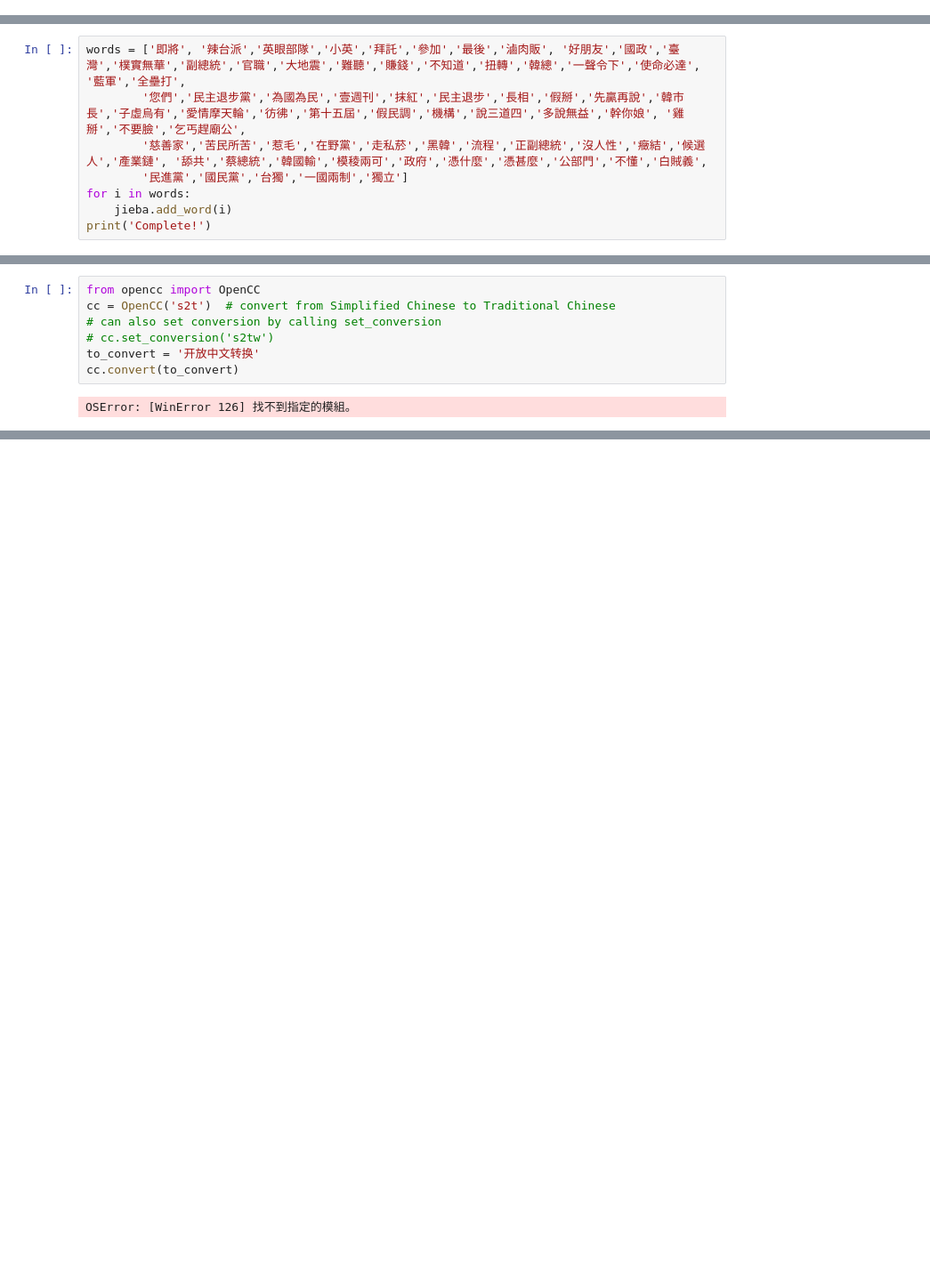
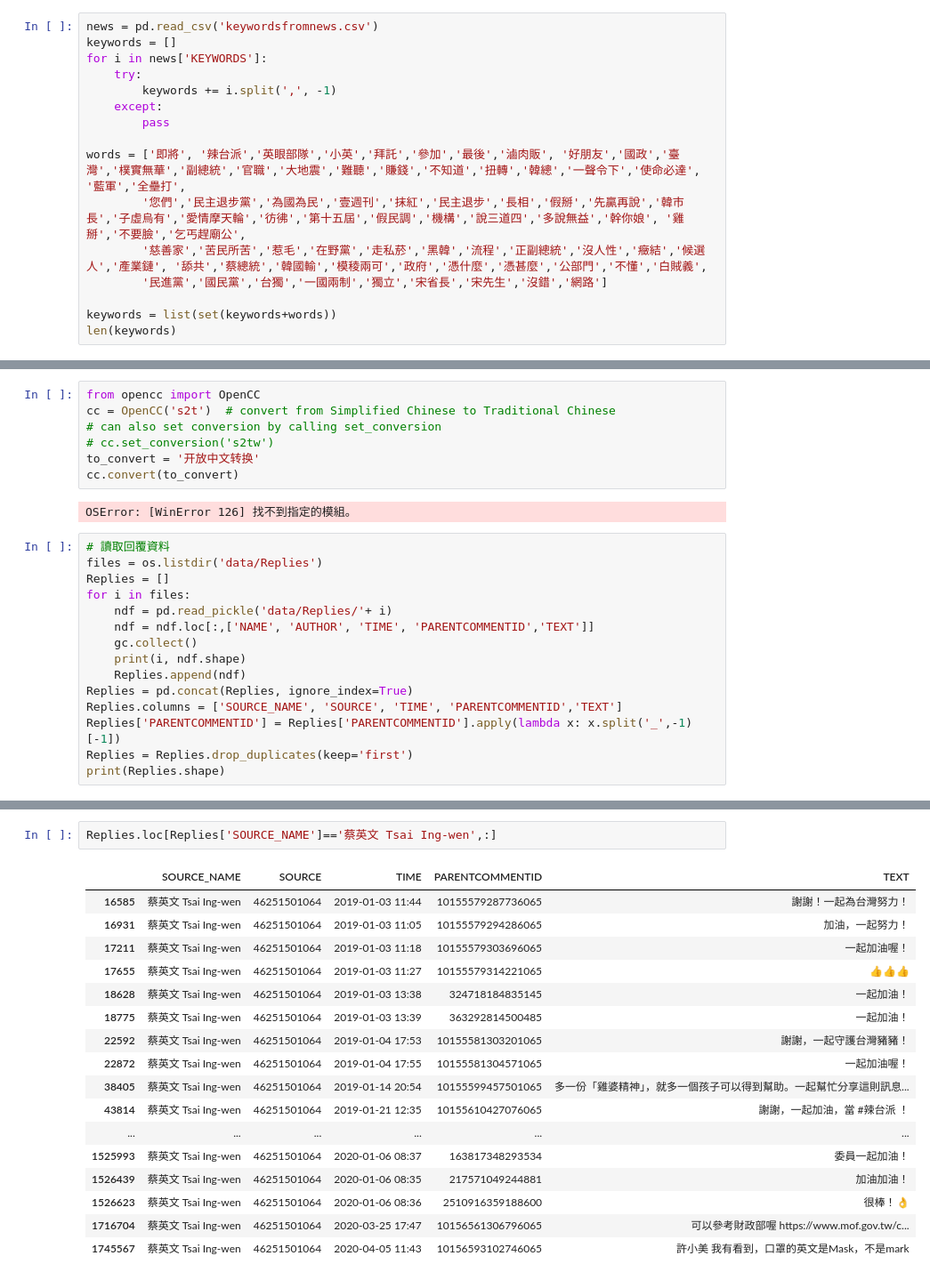
Before and after one commit to tlyu0419/FindAndMeetKOLs, a Jupyter notebook: 總統大選的社群網絡分析.ipynb, the cells around one changed output, grey strips where cells are left out. Shown at 89% size. Saved outputs shown, nothing was run; the diff lists cells and outputs as text; blank space fills up the shorter version.

```diff
--- a/總統大選的社群網絡分析.ipynb
+++ b/總統大選的社群網絡分析.ipynb
@@ -458,0 +483,16 @@ comments.head(5)
+# %%
+news = pd.read_csv('keywordsfromnews.csv')
+keywords = []
+for i in news['KEYWORDS']:
+    try:
+        keywords += i.split(',', -1)
+    except:
+        pass
+
+words = ['即將', '辣台派','英眼部隊','小英','拜託','參加','最後','滷肉販', '好朋友','國政','臺灣','樸實無華','副總統','官職','大地震','難聽','賺錢','不知道','扭轉','韓總','一聲令下','使命必達', '藍軍','全壘打',
+        '您們','民主退步黨','為國為民','壹週刊','抹紅','民主退步','長相','假掰','先贏再說','韓市長','子虛烏有','愛情摩天輪','彷彿','第十五屆','假民調','機構','說三道四','多說無益','幹你娘', '雞掰','不要臉','乞丐趕廟公',
+        '慈善家','苦民所苦','惹毛','在野黨','走私菸','黑韓','流程','正副總統','沒人性','癥結','候選人','產業鏈', '舔共','蔡總統','韓國輸','模稜兩可','政府','憑什麼','憑甚麼','公部門','不懂','白賊義',
+        '民進黨','國民黨','台獨','一國兩制','獨立','宋省長','宋先生','沒錯','網路']
+
+keywords = list(set(keywords+words))
+len(keywords)
@@ -546,8 +751,0 @@ Complete!
-# %%
-words = ['即將', '辣台派','英眼部隊','小英','拜託','參加','最後','滷肉販', '好朋友','國政','臺灣','樸實無華','副總統','官職','大地震','難聽','賺錢','不知道','扭轉','韓總','一聲令下','使命必達', '藍軍','全壘打',
-        '您們','民主退步黨','為國為民','壹週刊','抹紅','民主退步','長相','假掰','先贏再說','韓市長','子虛烏有','愛情摩天輪','彷彿','第十五屆','假民調','機構','說三道四','多說無益','幹你娘', '雞掰','不要臉','乞丐趕廟公',
-        '慈善家','苦民所苦','惹毛','在野黨','走私菸','黑韓','流程','正副總統','沒人性','癥結','候選人','產業鏈', '舔共','蔡總統','韓國輸','模稜兩可','政府','憑什麼','憑甚麼','公部門','不懂','白賊義',
-        '民進黨','國民黨','台獨','一國兩制','獨立']
-for i in words:
-    jieba.add_word(i)
-print('Complete!')
@@ -940,3 +977,18 @@ to_convert = '开放中文转换'
 cc.convert(to_convert)
 # %% [output]
 OSError: [WinError 126] 找不到指定的模組。
+# %%
+# 讀取回覆資料
+files = os.listdir('data/Replies')
+Replies = []
+for i in files:
+    ndf = pd.read_pickle('data/Replies/'+ i)
+    ndf = ndf.loc[:,['NAME', 'AUTHOR', 'TIME', 'PARENTCOMMENTID','TEXT']]
+    gc.collect()
+    print(i, ndf.shape)
+    Replies.append(ndf)
+Replies = pd.concat(Replies, ignore_index=True)
+Replies.columns = ['SOURCE_NAME', 'SOURCE', 'TIME', 'PARENTCOMMENTID','TEXT']
+Replies['PARENTCOMMENTID'] = Replies['PARENTCOMMENTID'].apply(lambda x: x.split('_',-1)[-1])
+Replies = Replies.drop_duplicates(keep='first')
+print(Replies.shape)
@@ -942,0 +1013,20 @@ OSError: [WinError 126] 找不到指定的模組。
+# %%
+Replies.loc[Replies['SOURCE_NAME']=='蔡英文 Tsai Ing-wen',:]
+# %% [output]
+|  | SOURCE_NAME | SOURCE | TIME | PARENTCOMMENTID | TEXT |
+| 16585 | 蔡英文 Tsai Ing-wen | 46251501064 | 2019-01-03 11:44 | 10155579287736065 | 謝謝！一起為台灣努力！ |
+| 16931 | 蔡英文 Tsai Ing-wen | 46251501064 | 2019-01-03 11:05 | 10155579294286065 | 加油，一起努力！ |
+| 17211 | 蔡英文 Tsai Ing-wen | 46251501064 | 2019-01-03 11:18 | 10155579303696065 | 一起加油喔！ |
+| 17655 | 蔡英文 Tsai Ing-wen | 46251501064 | 2019-01-03 11:27 | 10155579314221065 | 👍👍👍 |
+| 18628 | 蔡英文 Tsai Ing-wen | 46251501064 | 2019-01-03 13:38 | 324718184835145 | 一起加油！ |
+| 18775 | 蔡英文 Tsai Ing-wen | 46251501064 | 2019-01-03 13:39 | 363292814500485 | 一起加油！ |
+| 22592 | 蔡英文 Tsai Ing-wen | 46251501064 | 2019-01-04 17:53 | 10155581303201065 | 謝謝，一起守護台灣豬豬！ |
+| 22872 | 蔡英文 Tsai Ing-wen | 46251501064 | 2019-01-04 17:55 | 10155581304571065 | 一起加油喔！ |
+| 38405 | 蔡英文 Tsai Ing-wen | 46251501064 | 2019-01-14 20:54 | 10155599457501065 | 多一份「雞婆精神」，就多一個孩子可以得到幫助。一起幫忙分享這則訊息... |
+| 43814 | 蔡英文 Tsai Ing-wen | 46251501064 | 2019-01-21 12:35 | 10155610427076065 | 謝謝，一起加油，當 #辣台派 ！ |
+| ... | ... | ... | ... | ... | ... |
+| 1525993 | 蔡英文 Tsai Ing-wen | 46251501064 | 2020-01-06 08:37 | 163817348293534 | 委員一起加油！ |
+| 1526439 | 蔡英文 Tsai Ing-wen | 46251501064 | 2020-01-06 08:35 | 217571049244881 | 加油加油！ |
+| 1526623 | 蔡英文 Tsai Ing-wen | 46251501064 | 2020-01-06 08:36 | 2510916359188600 | 很棒！👌 |
+| 1716704 | 蔡英文 Tsai Ing-wen | 46251501064 | 2020-03-25 17:47 | 10156561306796065 | 可以參考財政部喔 https://www.mof.gov.tw/c... |
+| 1745567 | 蔡英文 Tsai Ing-wen | 46251501064 | 2020-04-05 11:43 | 10156593102746065 | 許小美 我有看到，口罩的英文是Mask，不是mark |
```
Also changed, not shown: parts of 47 cells of this notebook.
